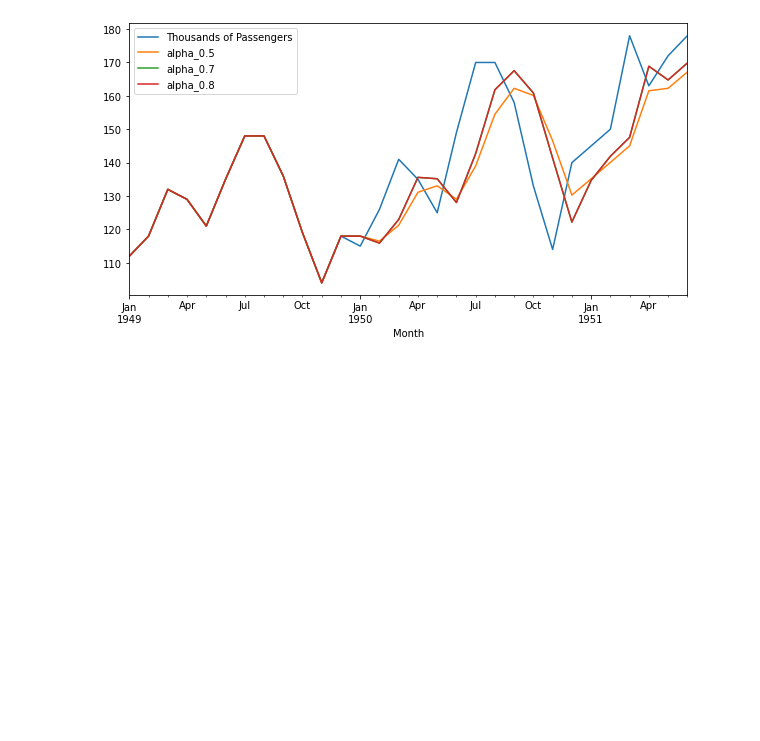
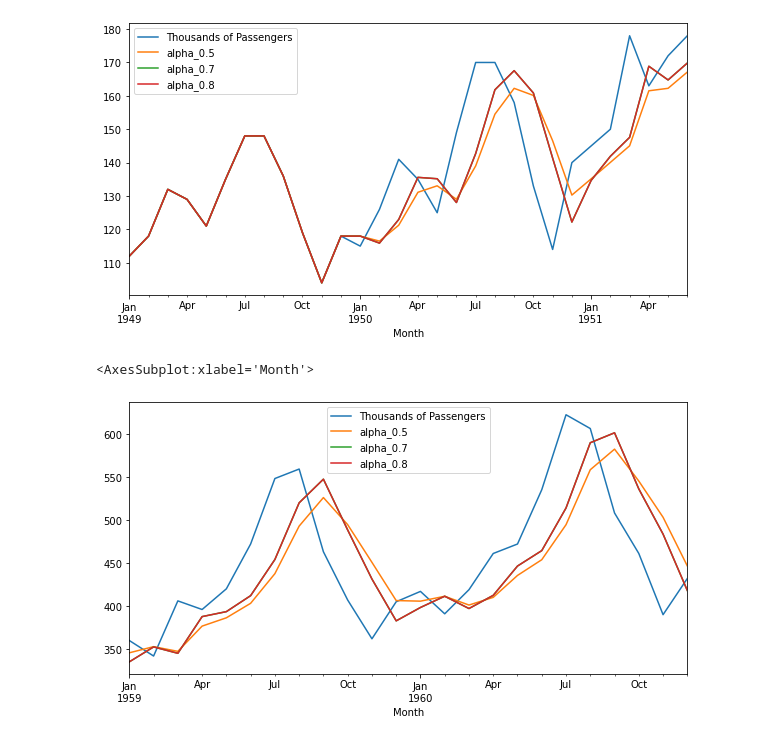
Before and after one commit to ShashwatVv/TenDaysTenNotes, a Jupyter notebook: alplhaEffect .ipynb, the cells around one changed output. Cells and saved outputs as stored; diff of their text form; code cells hidden in the pictures; blank space fills up the shorter version.

```diff
--- a/alplhaEffect .ipynb
+++ b/alplhaEffect .ipynb
@@ -105,0 +105,6 @@ df.iloc[:-30].plot
+# %%
+## Last few values
+df.iloc[120:].plot(figsize=(10,5))
+# %% [output]
+<AxesSubplot:xlabel='Month'>
+[figure, added]
```
Also changed, not shown: parts of 5 cells of this notebook.
